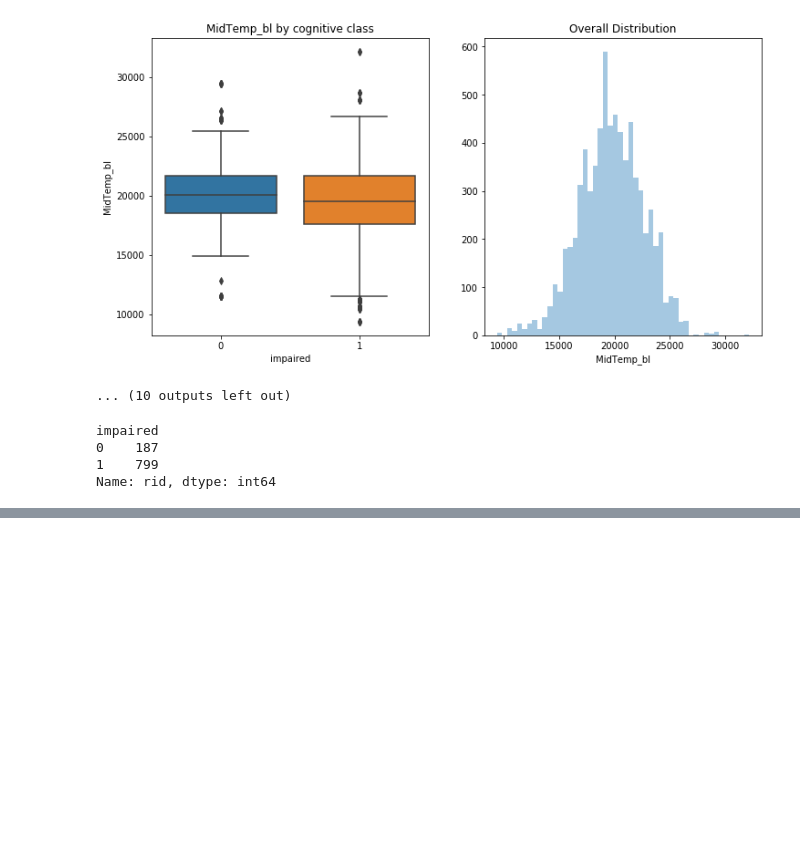
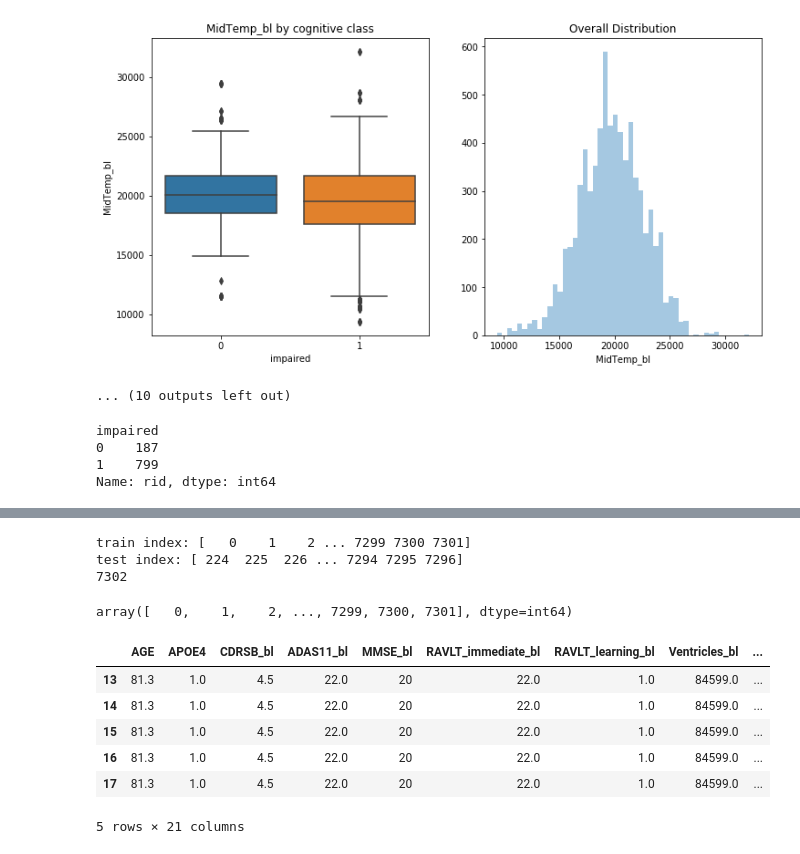
Before and after one commit to tnankie/Project-Daybreak, a Jupyter notebook: Stats.ipynb, the cells around one changed output, grey strips where cells are left out. Drawn from its saved outputs; the diff is of its cells as text; code cells hidden in the pictures; blank space fills up the shorter version.

```diff
--- a/Stats.ipynb
+++ b/Stats.ipynb
@@ -298,0 +329,30 @@ for n in learn:
+# %%
+x = t2.drop("impaired", axis =1)
+y = t2.loc[:,"impaired"]
+#x_train, x_test, y_train, y_test = train_test_split(x, y, test_size=.2, random_state=42, stratify="rid")
+gss = GroupShuffleSplit(n_splits=1, train_size=.8, random_state=42)
+blank = gss.split(x, y, groups=x["rid"].values)
+test_ind =[]
+
+for a, b in blank:
+    print("train index:",a ,"\ntest index:", b)
+    test_ind.append([a,b])
+print(len(x))
+# %% [output]
+train index: [   0    1    2 ... 7299 7300 7301]
+test index: [ 224  225  226 ... 7294 7295 7296]
+7302
+# %%
+test_ind[0][0]
+# %% [output]
+array([   0,    1,    2, ..., 7299, 7300, 7301], dtype=int64)
+# %%
+t2.head()
+# %% [output]
+|  | AGE | APOE4 | CDRSB_bl | ADAS11_bl | MMSE_bl | RAVLT_immediate_bl | RAVLT_learning_bl | Ventricles_bl | ... |
+| 13 | 81.3 | 1.0 | 4.5 | 22.0 | 20 | 22.0 | 1.0 | 84599.0 | ... |
+| 14 | 81.3 | 1.0 | 4.5 | 22.0 | 20 | 22.0 | 1.0 | 84599.0 | ... |
+| 15 | 81.3 | 1.0 | 4.5 | 22.0 | 20 | 22.0 | 1.0 | 84599.0 | ... |
+| 16 | 81.3 | 1.0 | 4.5 | 22.0 | 20 | 22.0 | 1.0 | 84599.0 | ... |
+| 17 | 81.3 | 1.0 | 4.5 | 22.0 | 20 | 22.0 | 1.0 | 84599.0 | ... |
+5 rows × 21 columns
```
Also changed, not shown: parts of 9 cells of this notebook.
